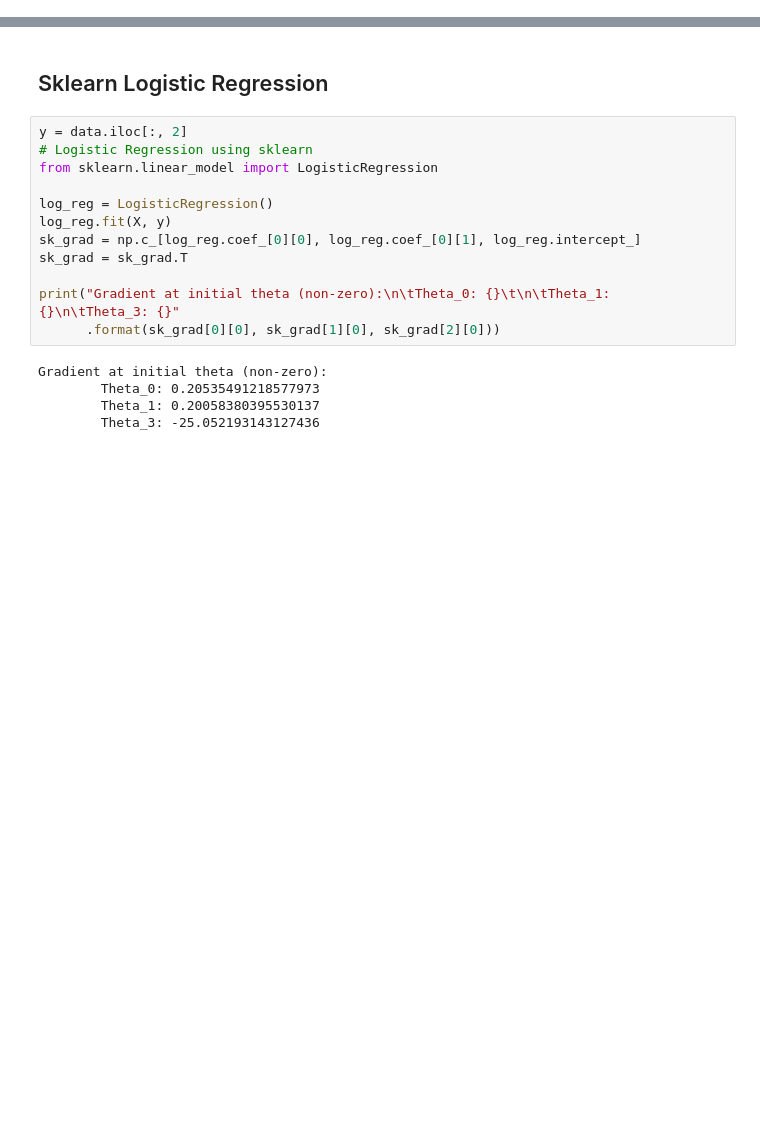
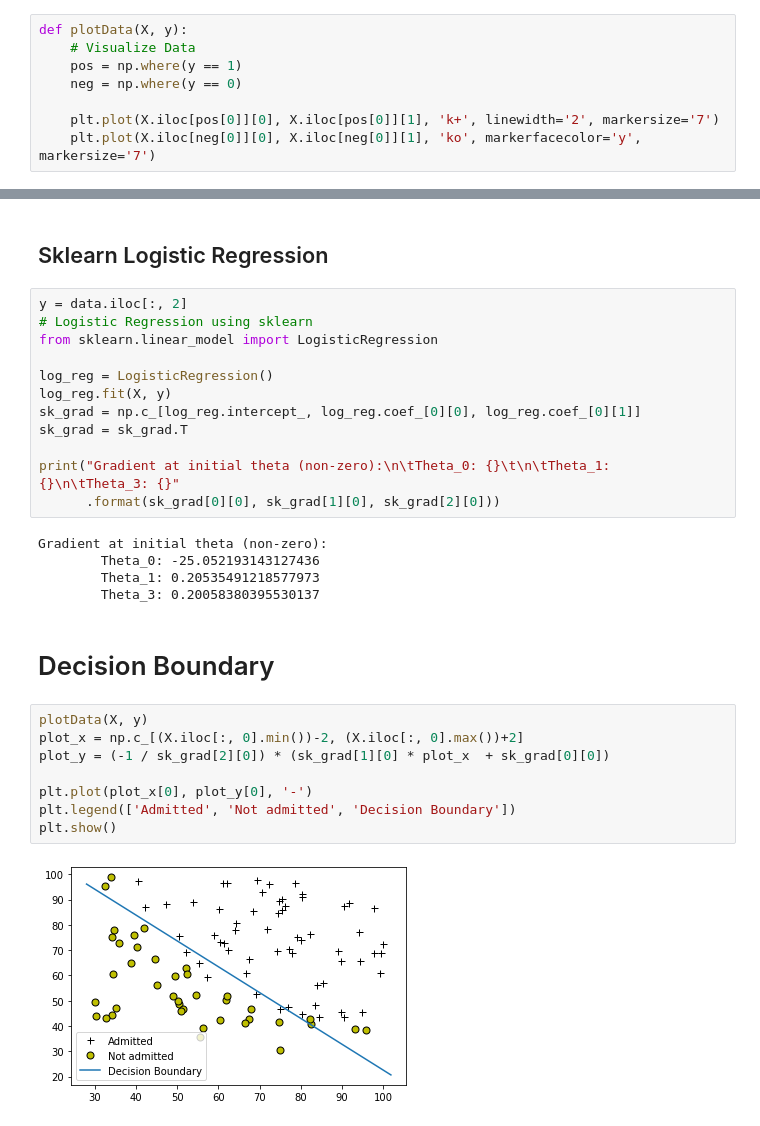
Before and after one commit to kenjidesu/student-admitted-uni, a Jupyter notebook: student-admitted-uni.ipynb, the cells around one changed output, grey strips where cells are left out. Drawn from its saved outputs; the diff is of its cells as text; blank space fills up the shorter version.

Commit message:
decision boundary, score, added

```diff
--- a/student-admitted-uni.ipynb
+++ b/student-admitted-uni.ipynb
@@ -25,4 +26,12 @@ data.head()
 | 2 | 35.847409 | 72.902198 | 0 |
 | 3 | 60.182599 | 86.308552 | 1 |
 | 4 | 79.032736 | 75.344376 | 1 |
+# %%
+def plotData(X, y):
+    # Visualize Data
+    pos = np.where(y == 1)
+    neg = np.where(y == 0)
+
+    plt.plot(X.iloc[pos[0]][0], X.iloc[pos[0]][1], 'k+', linewidth='2', markersize='7')
+    plt.plot(X.iloc[neg[0]][0], X.iloc[neg[0]][1], 'ko', markerfacecolor='y', markersize='7')
 # %%
@@ -105,13 +108,25 @@ from sklearn.linear_model import LogisticRegression
 
 log_reg = LogisticRegression()
 log_reg.fit(X, y)
-sk_grad = np.c_[log_reg.coef_[0][0], log_reg.coef_[0][1], log_reg.intercept_]
+sk_grad = np.c_[log_reg.intercept_, log_reg.coef_[0][0], log_reg.coef_[0][1]]
 sk_grad = sk_grad.T
 
 print("Gradient at initial theta (non-zero):\n\tTheta_0: {}\t\n\tTheta_1: {}\n\tTheta_3: {}"
       .format(sk_grad[0][0], sk_grad[1][0], sk_grad[2][0]))
 # %% [output]
 Gradient at initial theta (non-zero):
-        Theta_0: 0.20535491218577973
-        Theta_1: 0.20058380395530137
-        Theta_3: -25.052193143127436
+        Theta_0: -25.052193143127436
+        Theta_1: 0.20535491218577973
+        Theta_3: 0.20058380395530137
+# %% [markdown]
+# Decision Boundary
+# %%
+plotData(X, y)
+plot_x = np.c_[(X.iloc[:, 0].min())-2, (X.iloc[:, 0].max())+2]
+plot_y = (-1 / sk_grad[2][0]) * (sk_grad[1][0] * plot_x  + sk_grad[0][0])
+
+plt.plot(plot_x[0], plot_y[0], '-')
+plt.legend(['Admitted', 'Not admitted', 'Decision Boundary'])
+plt.show()
+# %% [output]
+[figure, added]
```
Also changed, not shown: parts of 4 cells of this notebook.
